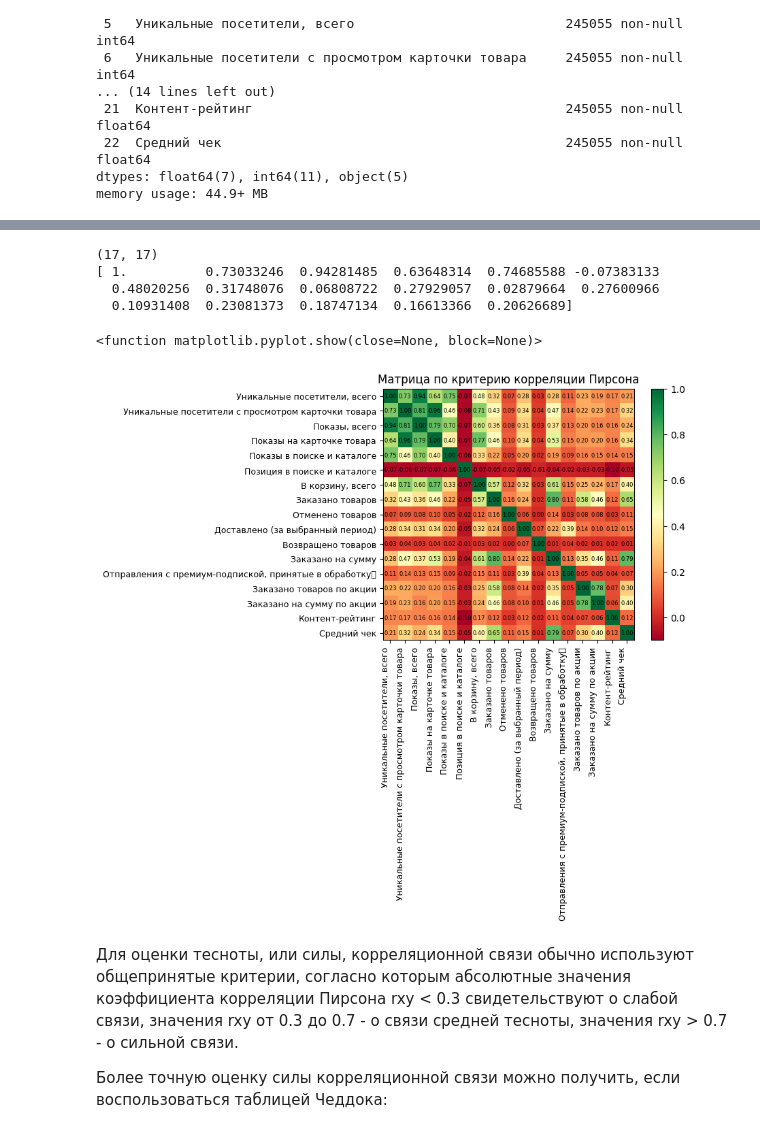
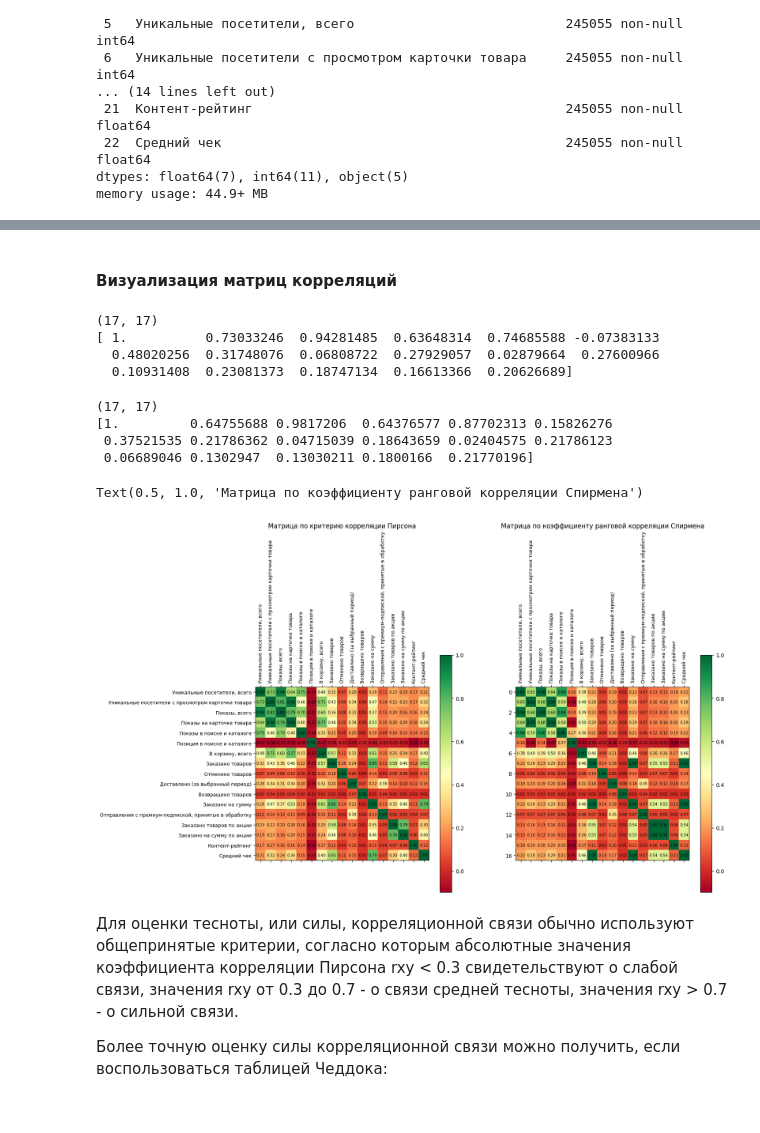
Before and after one commit to Untick/Marketplaces, a Jupyter notebook: Domoscanova Irina/AI_стажировка_Ingate.ipynb, the cells around one changed output, grey strips where cells are left out. Saved outputs shown, nothing was run; the diff lists cells and outputs as text; code cells hidden in the pictures.

```diff
--- a/Domoscanova Irina/AI_стажировка_Ingate.ipynb
+++ b/Domoscanova Irina/AI_стажировка_Ingate.ipynb
@@ -397,5 +399,5 @@ ozon_data_backup.head()
 | 4 | Разное автопринадлежности | Светодиодная подсветка салона | Светодиодная подсветка салона | 882353427 | 34414 | 2023-03-09 | 27 | ... |
 5 rows × 23 columns
 # %%
-ozon_data = ozon_data_backup.copy()
-ozon_data.head ()
+#ozon_data = ozon_data_backup.copy()
+#ozon_data.head ()
@@ -528,7 +496,7 @@ Data columns (total 23 columns):
 dtypes: float64(7), int64(11), object(5)
 memory usage: 44.9+ MB
 # %%
-# Удаление столбцов Товары и Модель
-ozon_data.drop(['Товары', 'Модель', 'Артикул', 'Акции'], axis=1, inplace=True)
-ozon_data.head()
+# Удаление столбцов с текстом
+ozon_data_corr = ozon_data.drop(['Товары', 'Модель', 'Артикул', 'Акции', 'Категория 3-го уровня', 'Ozon ID'], axis=1)
+ozon_data_corr.head()
 # %% [output]
@@ -542,4 +509,0 @@ ozon_data.head()
-# %%
-# Формирую датафрейм для корреляции только с числовыми данными
-ozon_data_corr = ozon_data.drop(['Категория 3-го уровня', 'Ozon ID'], axis=1)
-ozon_data_corr.head()
@@ -579,3 +556,5 @@ ozon_data_corr_matrixP
+# %% [markdown]
+#### Визуализация матриц корреляций
 # %%
 # Перевожу ozon_data_corr_matrixP в npy массив
 np_ozon_data_corr_matrixP = ozon_data_corr_matrixP.values
@@ -586,9 +565,18 @@ print(np_ozon_data_corr_matrixP[0])
 [ 1.          0.73033246  0.94281485  0.63648314  0.74685588 -0.07383133
   0.48020256  0.31748076  0.06808722  0.27929057  0.02879664  0.27600966
   0.10931408  0.23081373  0.18747134  0.16613366  0.20626689]
+# %%
+# Перевожу ozon_data_corr_matrixS в npy массив
+np_ozon_data_corr_matrixS = ozon_data_corr_matrixS.values
+print(np_ozon_data_corr_matrixS.shape)
+print(np_ozon_data_corr_matrixS[0])
+# %% [output]
+(17, 17)
+[1.         0.64755688 0.9817206  0.64376577 0.87702313 0.15826276
+ 0.37521535 0.21786362 0.04715039 0.18643659 0.02404575 0.21786123
+ 0.06689046 0.1302947  0.13030211 0.1800166  0.21770196]
 # %%
-# Строю тепловую карту по критерию корреляции Пирсона
-
+# Построение тепловой карты
 # Лейблы оси X
 x = ['Уникальные посетители, всего',
      'Уникальные посетители с просмотром карточки товара',
@@ -602,53 +590,61 @@ x = ['Уникальные посетители, всего',
      'Доставлено (за выбранный период)',
      'Возвращено товаров',
      'Заказано на сумму',
-     'Отправления с премиум-подпиской, принятые в обработку	',
+     'Отправления с премиум-подпиской, принятые в обработку',
      'Заказано товаров по акции',
      'Заказано на сумму по акции',
      'Контент-рейтинг',
      'Средний чек']
 
 # Лейблы оси Y
 y = ['Уникальные посетители, всего',
      'Уникальные посетители с просмотром карточки товара',
      'Показы, всего',
      'Показы на карточке товара',
      'Показы в поиске и каталоге',
      'Позиция в поиске и каталоге',
      'В корзину, всего',
      'Заказано товаров',
      'Отменено товаров',
      'Доставлено (за выбранный период)',
      'Возвращено товаров',
      'Заказано на сумму',
-     'Отправления с премиум-подпиской, принятые в обработку	',
+     'Отправления с премиум-подпиской, принятые в обработку',
      'Заказано товаров по акции',
      'Заказано на сумму по акции',
      'Контент-рейтинг',
      'Средний чек']
 
-# Построение тепловой карты
-fig, ax = plt.subplots()                                                        # Отрисовка рамок и осей
-im = plt.imshow(np_ozon_data_corr_matrixP, cmap='RdYlGn')                                  # Отрисовка данных
-ax.set_xticks(np.arange(len(x)), labels=x)                                      # Отрисовка делений и подписей к делениям
-ax.set_yticks(np.arange(len(y)), labels=y)
-plt.setp(ax.get_xticklabels(), rotation=90, ha="right", fontsize=9)             # Параметры для подписей делений
-plt.setp(ax.get_yticklabels(), fontsize=9)
+fig, axes = plt.subplots(ncols=2, figsize=(16, 8))
+ax1, ax2 = axes
+im1 = ax1.matshow(np_ozon_data_corr_matrixP, cmap='RdYlGn')
+im2 = ax2.matshow(np_ozon_data_corr_matrixS, cmap='RdYlGn')
+
+ax1.set_xticks(np.arange(len(x)), labels=x)                                     # Отрисовка делений и подписей к делениям
+ax1.set_yticks(np.arange(len(y)), labels=y)
+ax2.set_xticks(np.arange(len(x)), labels=x)
+plt.setp(ax1.get_xticklabels(), rotation=90, fontsize=9)                        # Параметры для подписей делений
+plt.setp(ax1.get_yticklabels(), fontsize=9)
+plt.setp(ax2.get_xticklabels(), rotation=90, fontsize=9)
+
+for i in range(len(y)):                                                         # Подписи данных
+    for j in range(len(x)):
+        text = ax1.text(j, i, '{0:0.2f}'.format(np_ozon_data_corr_matrixP[i, j]),
+                       ha="center", va="center", color="black", fontsize=7)
 
 for i in range(len(y)):
     for j in range(len(x)):
-        text = ax.text(j, i, '{0:0.2f}'.format(np_ozon_data_corr_matrixP[i, j]),
-                       ha="center", va="center", color="black", fontsize=6)
+        text = ax2.text(j, i, '{0:0.2f}'.format(np_ozon_data_corr_matrixS[i, j]),
+                       ha="center", va="center", color="black", fontsize=7)
 
-#
-fig.colorbar(im)
+fig.colorbar(im1)
+fig.colorbar(im2)
 
-# Заголовок графика
-plt.title('Матрица по критерию корреляции Пирсона')
-plt.show
+ax1.set_title('Матрица по критерию корреляции Пирсона')
+ax2.set_title('Матрица по коэффициенту ранговой корреляции Спирмена')
 # %% [output]
-<function matplotlib.pyplot.show(close=None, block=None)>
+Text(0.5, 1.0, 'Матрица по коэффициенту ранговой корреляции Спирмена')
-[figure, old version]
+[figure, new version]
 # %% [markdown]
 Для оценки тесноты, или силы, корреляционной связи обычно используют общепринятые критерии, согласно которым абсолютные значения коэффициента корреляции Пирсона rxy < 0.3 свидетельствуют о слабой связи, значения rxy от 0.3 до 0.7 - о связи средней тесноты, значения rxy > 0.7 - о сильной связи.
 
```
Also changed, not shown: parts of 17 cells of this notebook.
